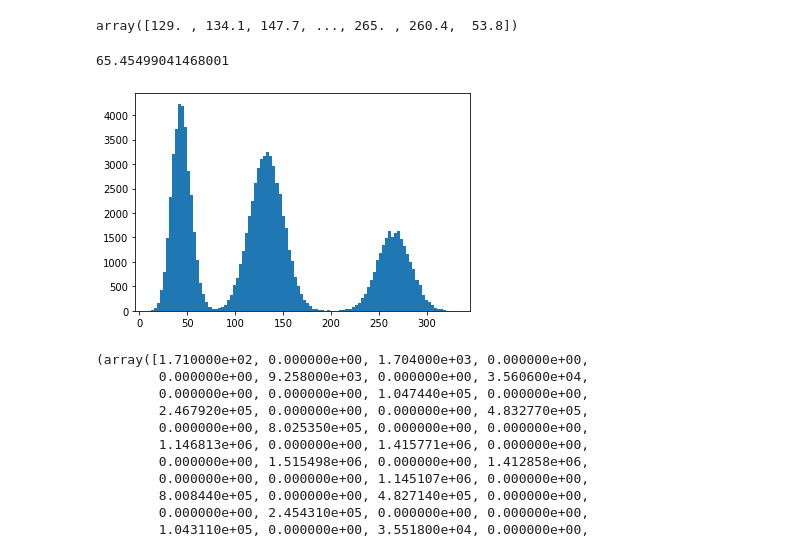
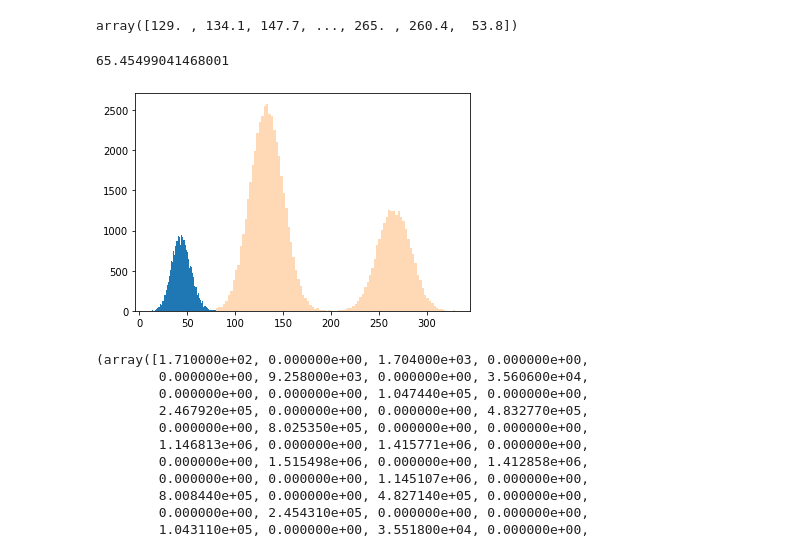
Before and after one commit to toosyou/DistanceNet, a Jupyter notebook: notebooks/gen_data.ipynb, the cells around one changed output. Cells and saved outputs as stored; diff of their text form; code cells hidden in the pictures.

Commit message:
Update: visualization methods

```diff
--- a/notebooks/gen_data.ipynb
+++ b/notebooks/gen_data.ipynb
@@ -173,11 +173,13 @@ signals, peaks = data["signals"], data["peaks"]
 array([129. , 134.1, 147.7, ..., 265. , 260.4,  53.8])
 # %%
 x = (peaks[:, 1, :] - peaks[:, 0, :]).mean(axis=-1)
-plt.hist(x,bins=100)
+x[x<80]
+plt.hist(x[x<80],bins=100)
+plt.hist(x[x>=80], bins=100, alpha=0.3)
 print(np.abs(x-x.mean()).mean())
 # %% [output]
 65.45499041468001
-[figure, old version]
+[figure, new version]
 # %%
 data = np.random.randint(0,3,size=(10000000, 10), ).mean(axis=-1)
 # %% [output]
```
Also changed, not shown: 1 other file.
